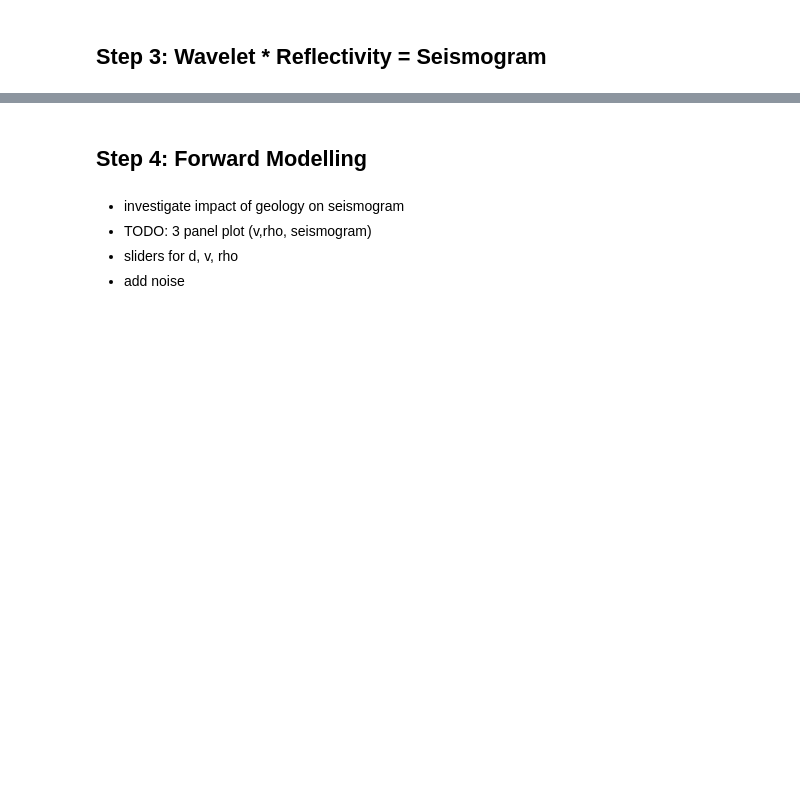
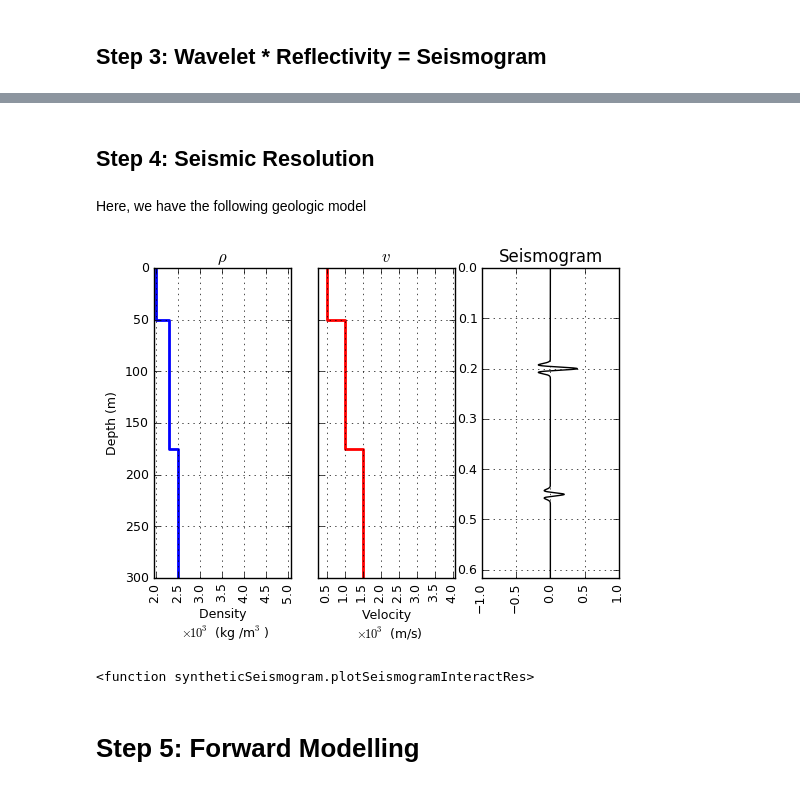
Before and after one commit to geoscixyz/geosci-labs, a Jupyter notebook: seismic/SyntheticSeismogram.ipynb, the cells around one changed output, grey strips where cells are left out. Drawn from its saved outputs; the diff is of its cells as text; code cells hidden in the pictures; blank space fills up the shorter version.

```diff
--- a/seismic/SyntheticSeismogram.ipynb
+++ b/seismic/SyntheticSeismogram.ipynb
@@ -84,7 +87,11 @@ plotSeismogram(d, rho, v, wavtyp, wavf, usingT)
+# %% [markdown]
+## Step 4: Seismic Resolution
+# %% [markdown]
+Here, we have the following geologic model
+# %%
+interact(plotSeismogramInteractRes,h2=(0.,250,2.5),wavf=(5.,100.,2.5),AddNoise=False)
+# %% [output]
+[figure, added]
+<function syntheticSeismogram.plotSeismogramInteractRes>
 # %% [markdown]
-## Step 4: Forward Modelling
+# Step 5: Forward Modelling
-# %% [markdown]
-- investigate impact of geology on seismogram
-- TODO: 3 panel plot (v,rho, seismogram)
-- sliders for d, v, rho
-- add noise
```
Also changed, not shown: parts of 11 cells of this notebook, 2 other files.
